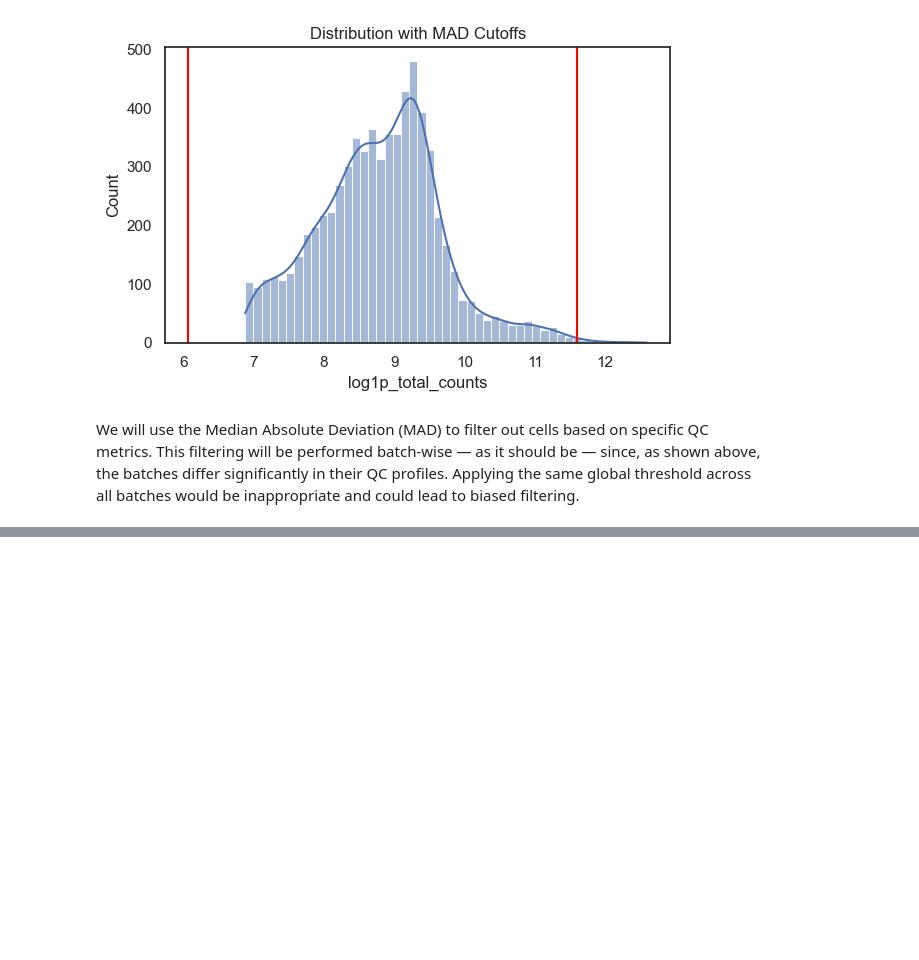
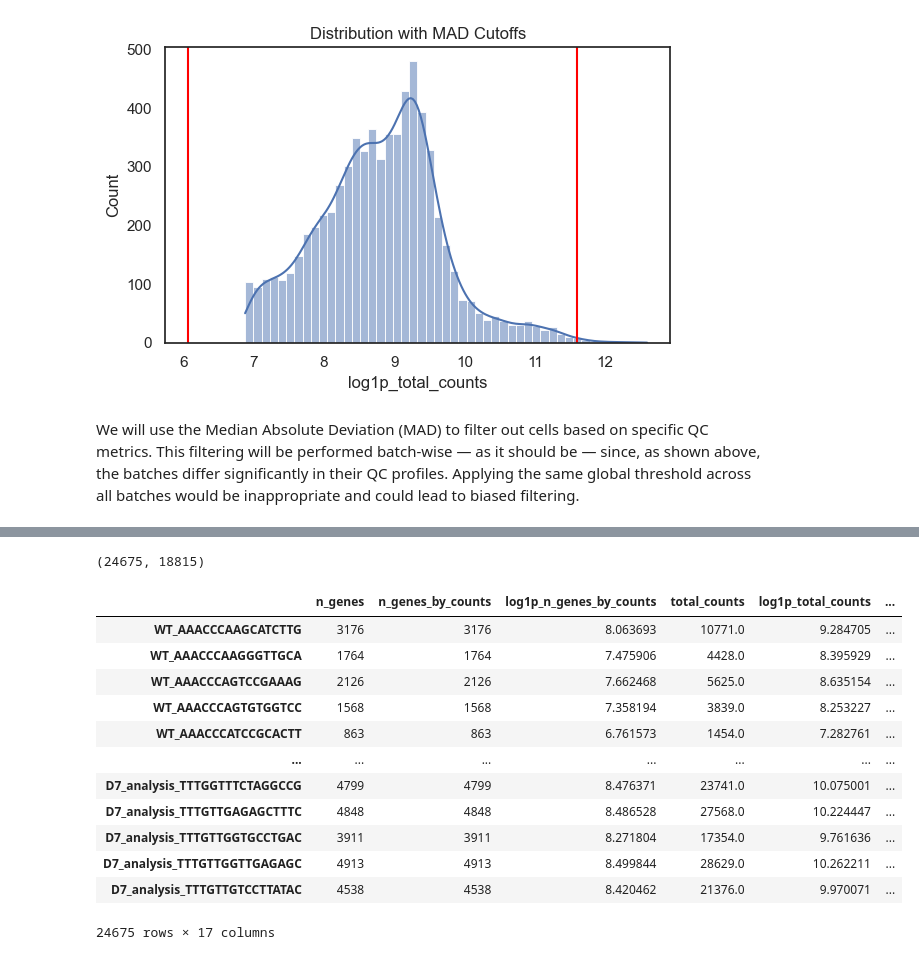
Before and after one commit to ThorstenCodes/scRNAseq-selfproject-pancreatitis, a Jupyter notebook: Pancreatitis_2025.ipynb, the cells around one changed output, grey strips where cells are left out. Drawn from its saved outputs; the diff is of its cells as text; code cells hidden in the pictures; blank space fills up the shorter version.

```diff
--- a/Pancreatitis_2025.ipynb
+++ b/Pancreatitis_2025.ipynb
@@ -388,0 +470,18 @@ def Outlier_MAD(adata, metric, nmads, batch_key='batch', upper_only=False, retur
+# %%
+print(adata.shape)
+adata.obs
+# %% [output]
+(24675, 18815)
+|  | n_genes | n_genes_by_counts | log1p_n_genes_by_counts | total_counts | log1p_total_counts | ... |
+| WT_AAACCCAAGCATCTTG | 3176 | 3176 | 8.063693 | 10771.0 | 9.284705 | ... |
+| WT_AAACCCAAGGGTTGCA | 1764 | 1764 | 7.475906 | 4428.0 | 8.395929 | ... |
+| WT_AAACCCAGTCCGAAAG | 2126 | 2126 | 7.662468 | 5625.0 | 8.635154 | ... |
+| WT_AAACCCAGTGTGGTCC | 1568 | 1568 | 7.358194 | 3839.0 | 8.253227 | ... |
+| WT_AAACCCATCCGCACTT | 863 | 863 | 6.761573 | 1454.0 | 7.282761 | ... |
+| ... | ... | ... | ... | ... | ... | ... |
+| D7_analysis_TTTGGTTTCTAGGCCG | 4799 | 4799 | 8.476371 | 23741.0 | 10.075001 | ... |
+| D7_analysis_TTTGTTGAGAGCTTTC | 4848 | 4848 | 8.486528 | 27568.0 | 10.224447 | ... |
+| D7_analysis_TTTGTTGGTGCCTGAC | 3911 | 3911 | 8.271804 | 17354.0 | 9.761636 | ... |
+| D7_analysis_TTTGTTGGTTGAGAGC | 4913 | 4913 | 8.499844 | 28629.0 | 10.262211 | ... |
+| D7_analysis_TTTGTTGTCCTTATAC | 4538 | 4538 | 8.420462 | 21376.0 | 9.970071 | ... |
+24675 rows × 17 columns
```
Also changed, not shown: parts of 11 cells of this notebook.
